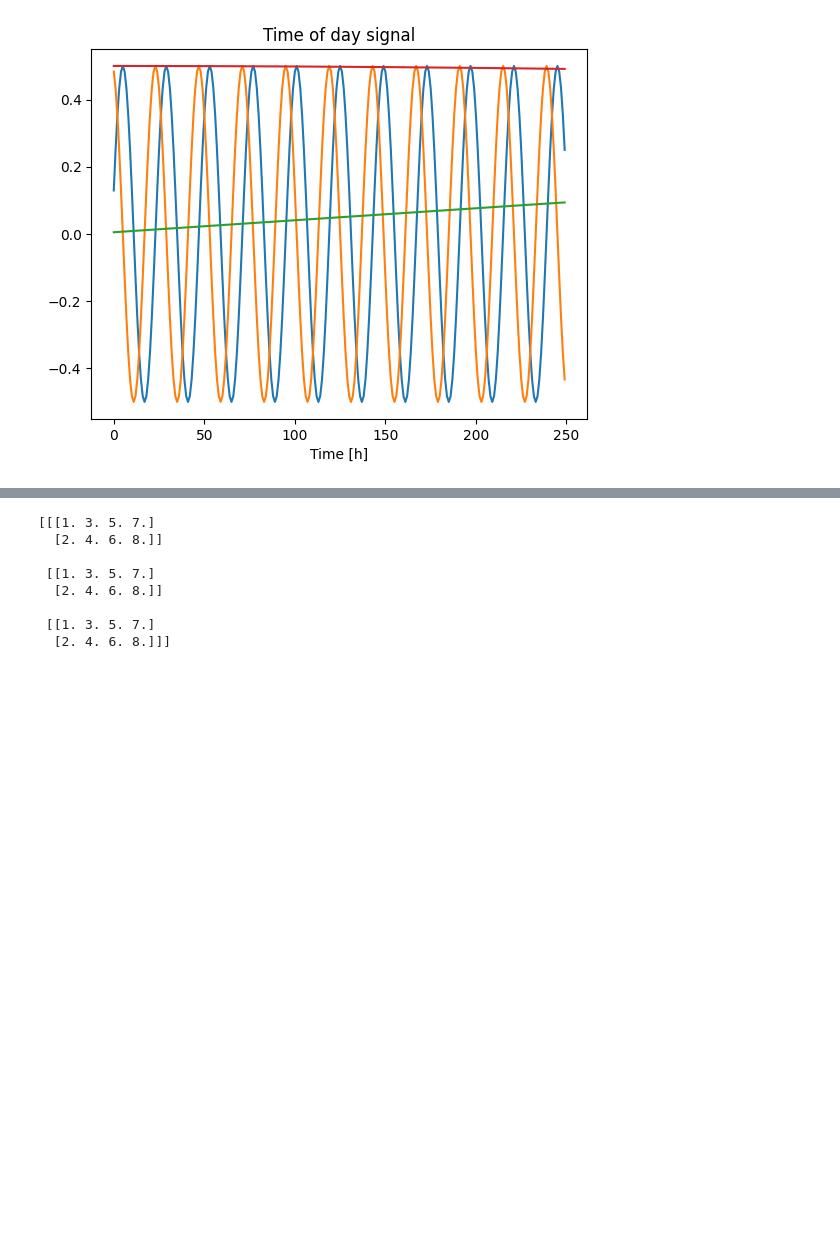
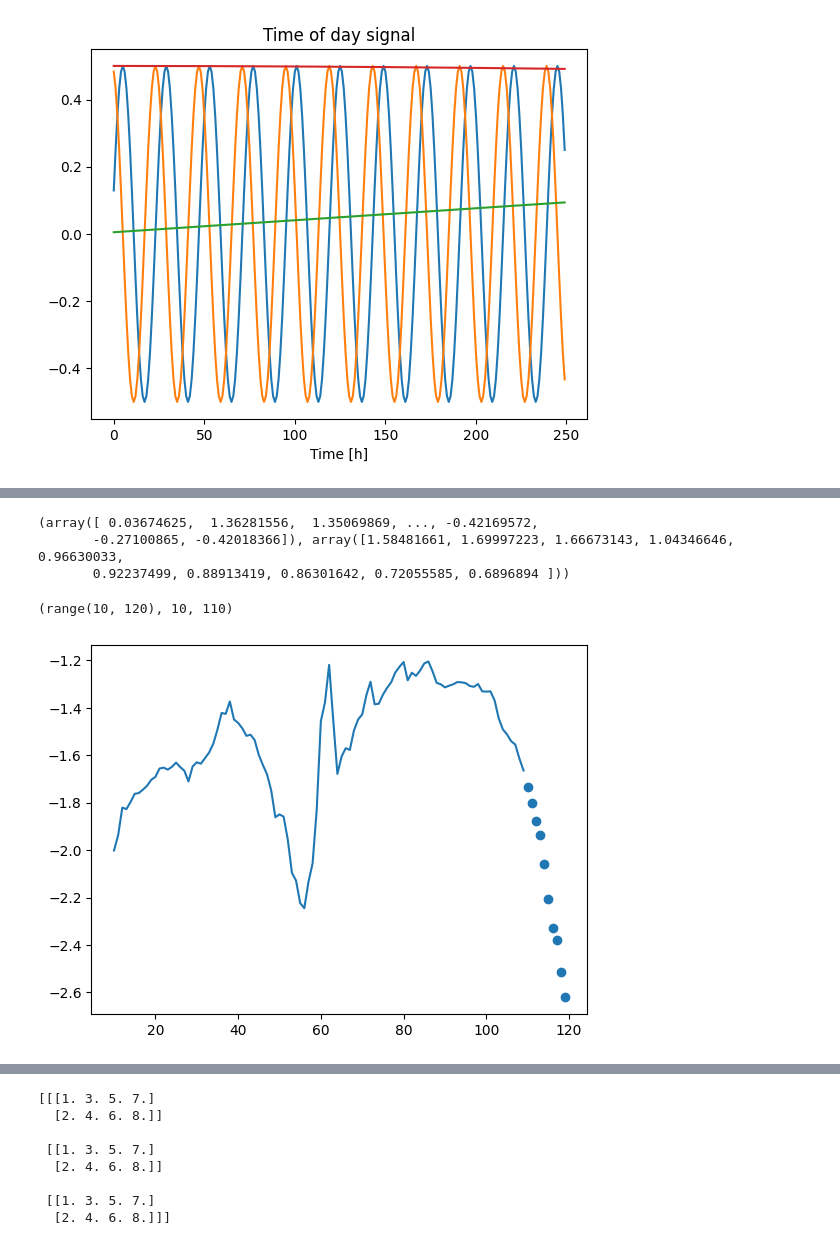
Before and after one commit to alexandrugris/collabs, a Jupyter notebook: timeseries-pytorch.ipynb, the cells around one changed output, grey strips where cells are left out. Saved outputs shown, nothing was run; the diff lists cells and outputs as text; code cells hidden in the pictures; blank space fills up the shorter version.

```diff
--- a/timeseries-pytorch.ipynb
+++ b/timeseries-pytorch.ipynb
@@ -253,3 +278,19 @@ plt.plot(range(0, 110), train_df["T (degC)"][0:110])
+# %%
+wds = WindowedDataset(train_df, 100, 10, 1, df.columns, "T (degC)" )
+
+#print(len(wds))
+#print(wds[0])
+#print(wds[1])
+print(wds[len(wds) - 1])
+
+# the two plots below should be overlapped
+wds.plot(10, "T (degC)")
+# %% [output]
+(array([ 0.03674625,  1.36281556,  1.35069869, ..., -0.42169572,
+       -0.27100865, -0.42018366]), array([1.58481661, 1.69997223, 1.66673143, 1.04346646, 0.96630033,
+       0.92237499, 0.88913419, 0.86301642, 0.72055585, 0.6896894 ]))
+(range(10, 120), 10, 110)
+[figure, added]
 # %%
 # simplest model - take one row, predict next temperature point
 
```
Also changed, not shown: parts of 14 cells of this notebook, 3 other files.
